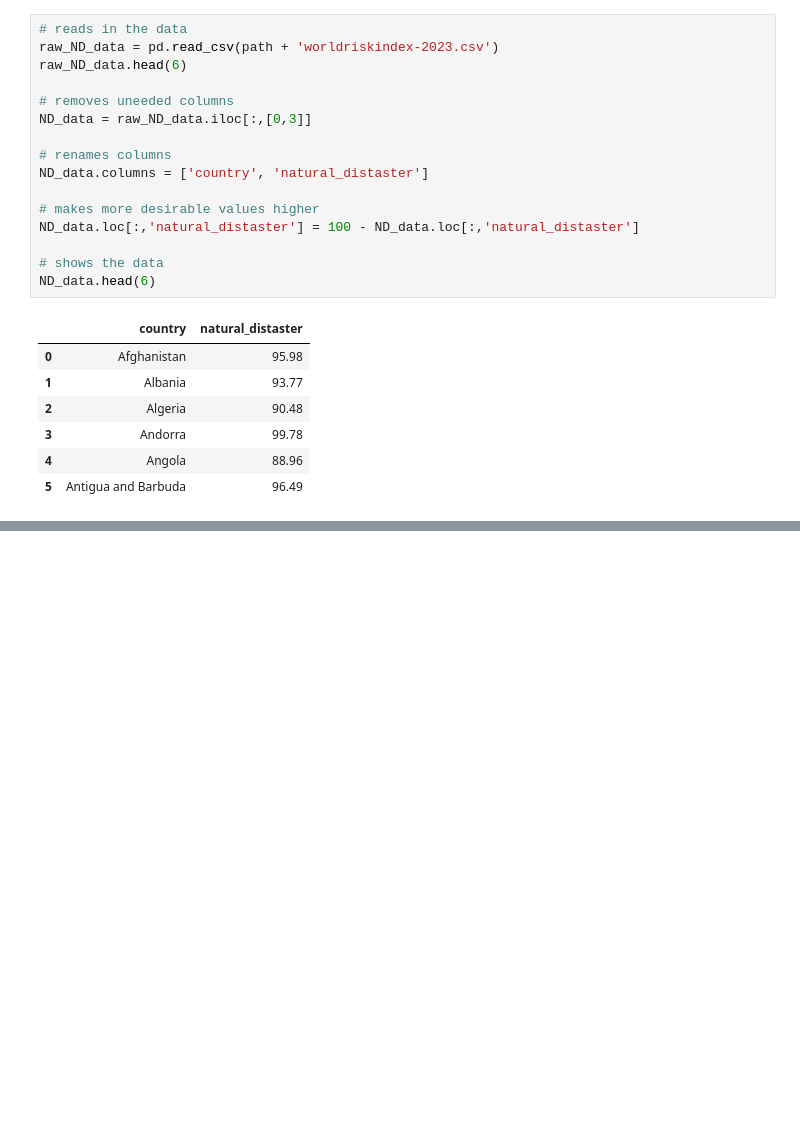
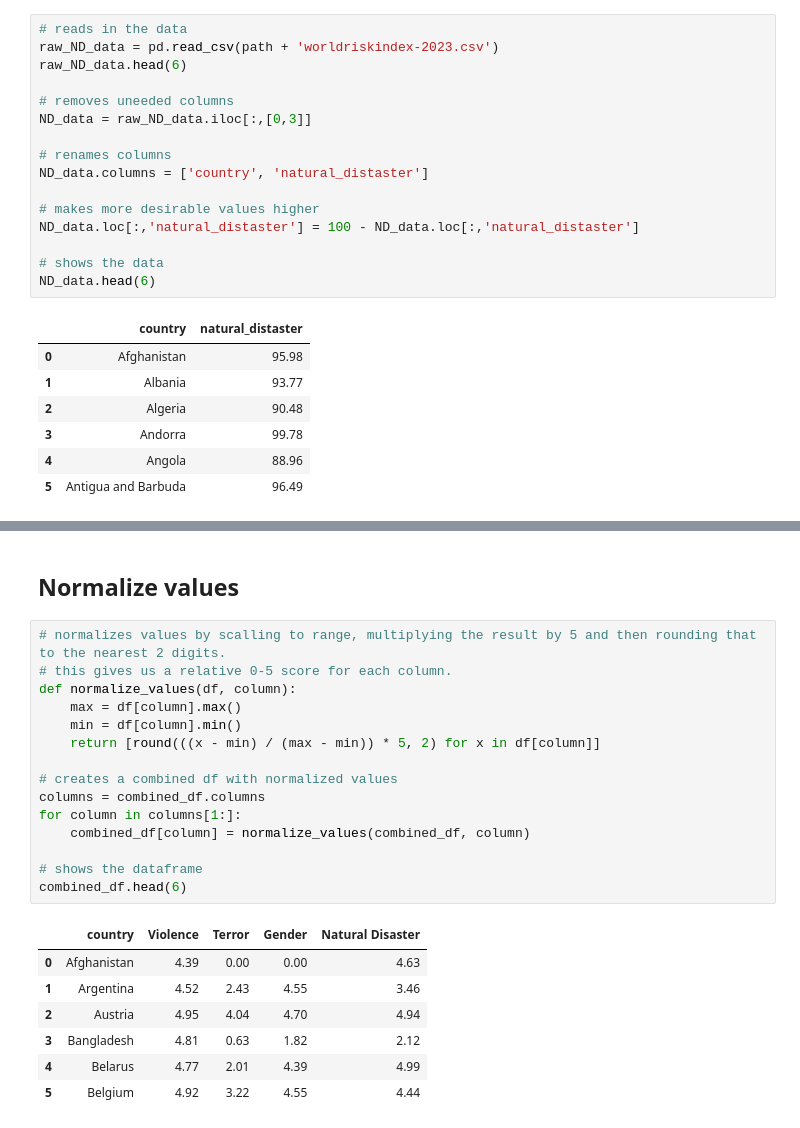
Before and after one commit to jcarterlab/Narcos, a Jupyter notebook: Narcos.ipynb, the cells around one changed output, grey strips where cells are left out. Cells and saved outputs as stored; diff of their text form; blank space fills up the shorter version.

```diff
--- a/Narcos.ipynb
+++ b/Narcos.ipynb
@@ -92,0 +221,25 @@ ND_data.head(6)
+# %% [markdown]
+## Normalize values
+# %%
+# normalizes values by scalling to range, multiplying the result by 5 and then rounding that to the nearest 2 digits.
+# this gives us a relative 0-5 score for each column.
+def normalize_values(df, column):
+    max = df[column].max()
+    min = df[column].min()
+    return [round(((x - min) / (max - min)) * 5, 2) for x in df[column]]
+
+# creates a combined df with normalized values
+columns = combined_df.columns
+for column in columns[1:]:
+    combined_df[column] = normalize_values(combined_df, column)
+
+# shows the dataframe
+combined_df.head(6)
+# %% [output]
+|  | country | Violence | Terror | Gender | Natural Disaster |
+| 0 | Afghanistan | 4.39 | 0.00 | 0.00 | 4.63 |
+| 1 | Argentina | 4.52 | 2.43 | 4.55 | 3.46 |
+| 2 | Austria | 4.95 | 4.04 | 4.70 | 4.94 |
+| 3 | Bangladesh | 4.81 | 0.63 | 1.82 | 2.12 |
+| 4 | Belarus | 4.77 | 2.01 | 4.39 | 4.99 |
+| 5 | Belgium | 4.92 | 3.22 | 4.55 | 4.44 |
```
Also changed, not shown: parts of 11 cells of this notebook.
